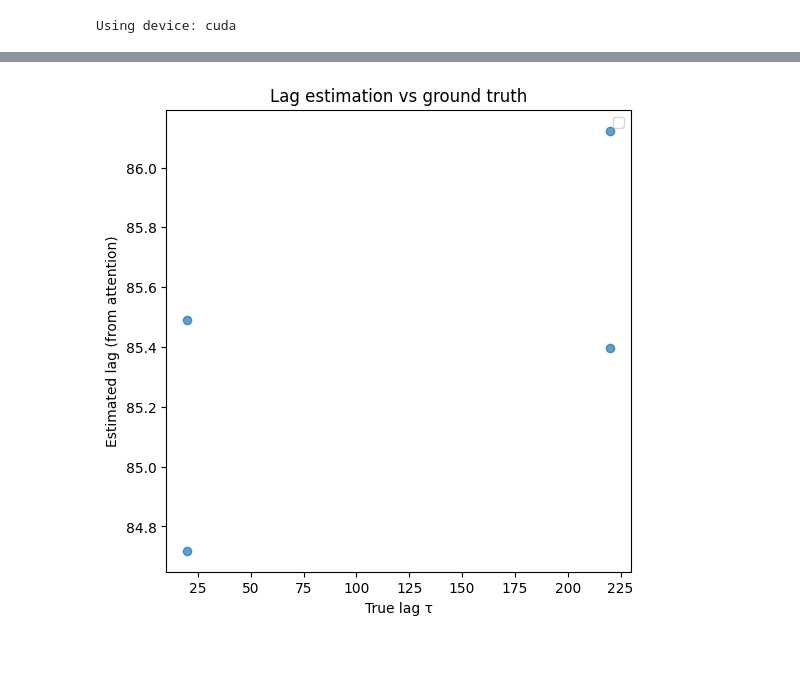
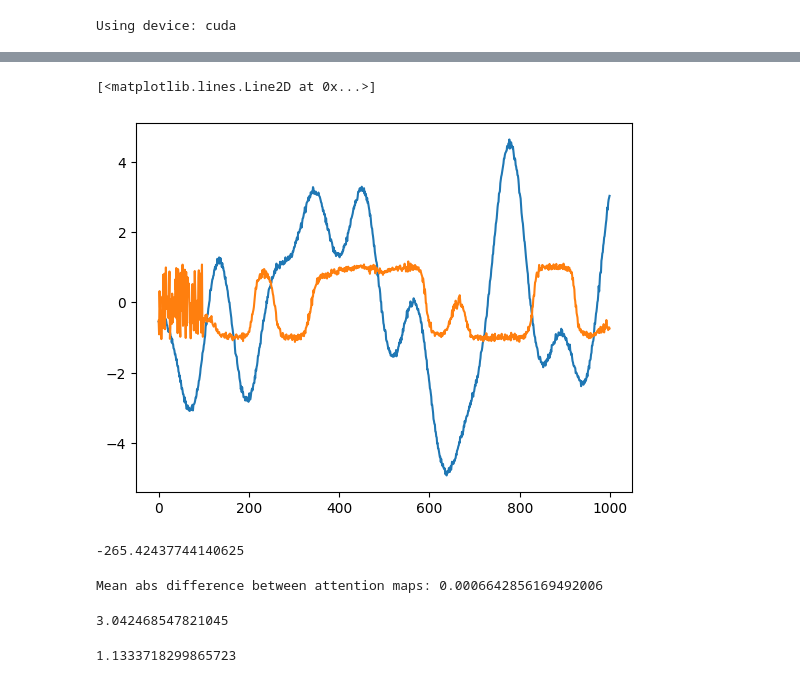
Before and after one commit to briandepasquale/transformer, a Jupyter notebook: Transformer_v3.ipynb, the cells around one changed output, grey strips where cells are left out. Cells and saved outputs as stored; diff of their text form; code cells hidden in the pictures; blank space fills up the shorter version.

```diff
--- a/Transformer_v3.ipynb
+++ b/Transformer_v3.ipynb
@@ -481,14 +291,6 @@ avg_delays = delays.float().mean(dim=1)   # (B,)
-# %%
-import matplotlib.pyplot as plt
-
-plt.figure(figsize=(6,6))
-plt.scatter(taus.cpu(), avg_delays.cpu(), alpha=0.7)
-#plt.plot([lags.min(), lags.max()], [lags.min(), lags.max()], 'r--', label="Perfect match")
-
-plt.xlabel("True lag τ")
-plt.ylabel("Estimated lag (from attention)")
-plt.title("Lag estimation vs ground truth")
-plt.legend()
-plt.show()
-# %% [output]
-[figure, removed]
+# %%
+plt.plot(x_test[1].detach().cpu())
+plt.plot(y_test[1].detach().cpu())
+# %% [output]
+[<matplotlib.lines.Line2D at 0x...>]
+[figure, added]
@@ -494,0 +300,26 @@ plt.show()
+# %%
+offsets = ridge_idx.float() - torch.arange(
+    len(ridge_idx),
+    dtype=torch.float,
+    device=ridge_idx.device   # ✅ match device
+)
+mean_offset = offsets[220:].mean()
+print(mean_offset.item())
+# %% [output]
+-265.42437744140625
+# %%
+# Pick two different trials
+i, j = 0, 3
+diff = (attn[i] - attn[j]).abs().mean().item()
+print("Mean abs difference between attention maps:", diff)
+# %% [output]
+Mean abs difference between attention maps: 0.0006642856169492006
+# %%
+print((x_test[0] - x_test[1]).abs().mean().item())
+# %% [output]
+3.042468547821045
+# %%
+mem = model.encoder(model.pos_enc(model.in_proj(x_test)))
+print((mem[0] - mem[1]).abs().mean().item())
+# %% [output]
+1.1333718299865723
```
Also changed, not shown: parts of 33 cells of this notebook, 2 other files.
